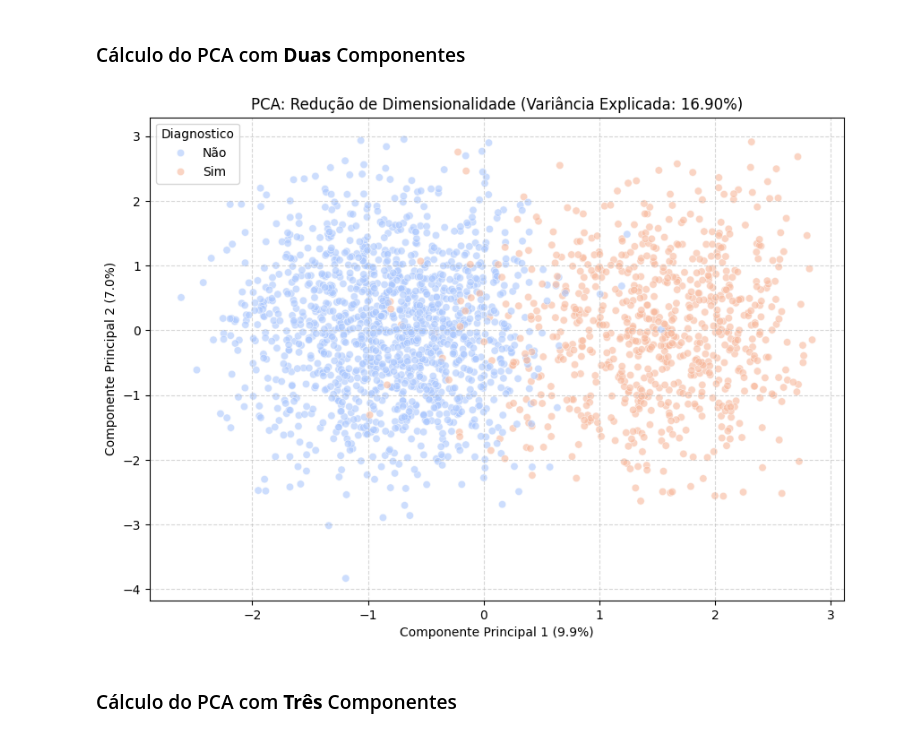
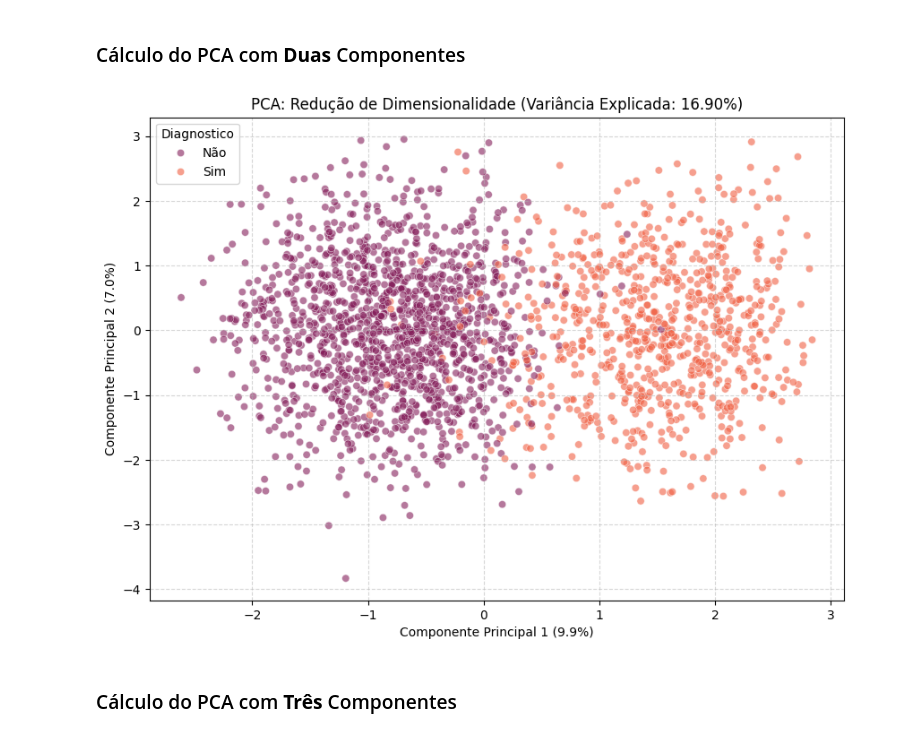
Before and after one commit to fleiviobr/ProjetoCIDA, a Jupyter notebook: ProjetoFinal.ipynb, the cells around one changed output. Drawn from its saved outputs; the diff is of its cells as text; code cells hidden in the pictures.

```diff
--- a/ProjetoFinal.ipynb
+++ b/ProjetoFinal.ipynb
@@ -116,30 +129,30 @@ plt.show()
 # %%
 import seaborn as sns
 import matplotlib.pyplot as plt
 from sklearn.decomposition import PCA
 from sklearn.preprocessing import StandardScaler
 
 X = df_analise.drop(columns=colCategoricas)
 y = df_analise['Diagnostico']
 
 scaler = StandardScaler()
 X_scaled = scaler.fit_transform(X)
 
 pca = PCA(n_components=2)
 X_pca = pca.fit_transform(X_scaled)
 
 df_pca = pd.DataFrame(data = X_pca, columns = ['PC1', 'PC2'])
 df_pca['Diagnostico'] = y.map({0: 'Não', 1: 'Sim'}).values
 
 plt.figure(figsize=(10, 7))
-sns.scatterplot(x='PC1', y='PC2', hue='Diagnostico', data=df_pca, palette='coolwarm', alpha=0.6)
+sns.scatterplot(x='PC1', y='PC2', hue='Diagnostico', data=df_pca, palette='rocket', alpha=0.6)
 plt.title(f'PCA: Redução de Dimensionalidade (Variância Explicada: {pca.explained_variance_ratio_.sum()*100:.2f}%)')
 plt.xlabel(f'Componente Principal 1 ({pca.explained_variance_ratio_[0]*100:.1f}%)')
 plt.ylabel(f'Componente Principal 2 ({pca.explained_variance_ratio_[1]*100:.1f}%)')
 plt.grid(True, linestyle='--', alpha=0.5)
 plt.show()
 # %% [output]
-[figure, old version]
+[figure, new version]
 # %% [markdown]
 <h3>Cálculo do PCA com <b>Três</b> Componentes</h3>
 # %%
```
Also changed, not shown: parts of 13 cells of this notebook.
